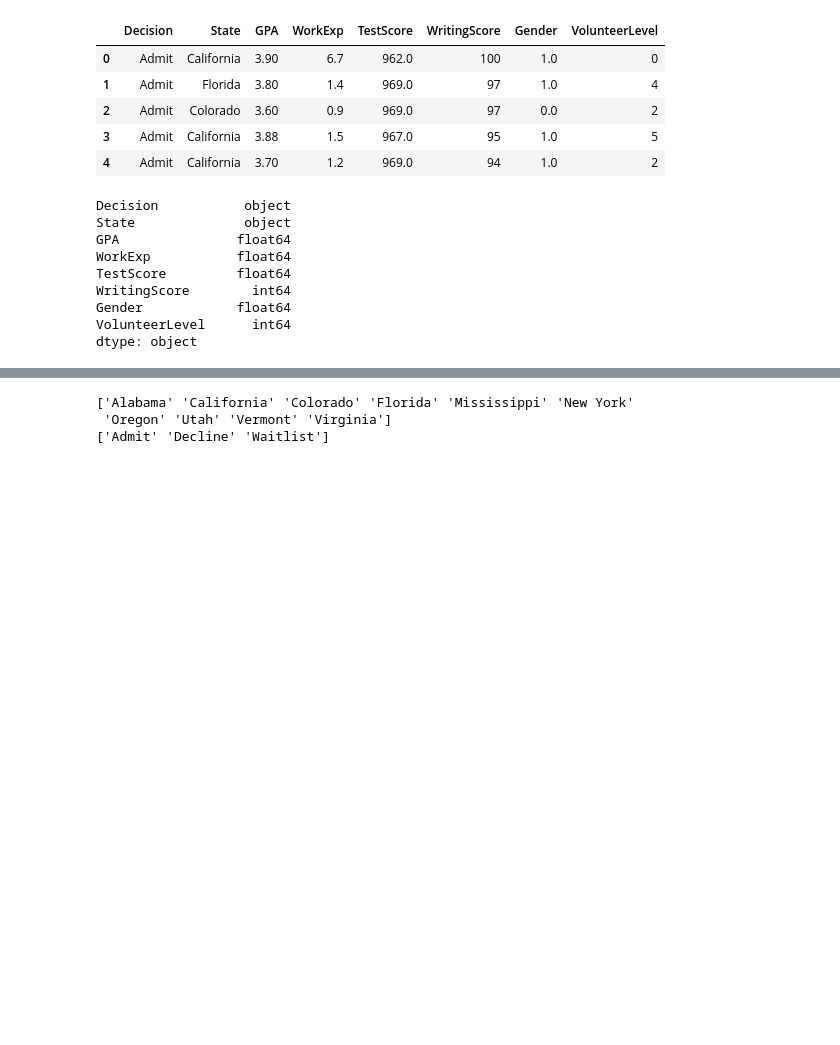
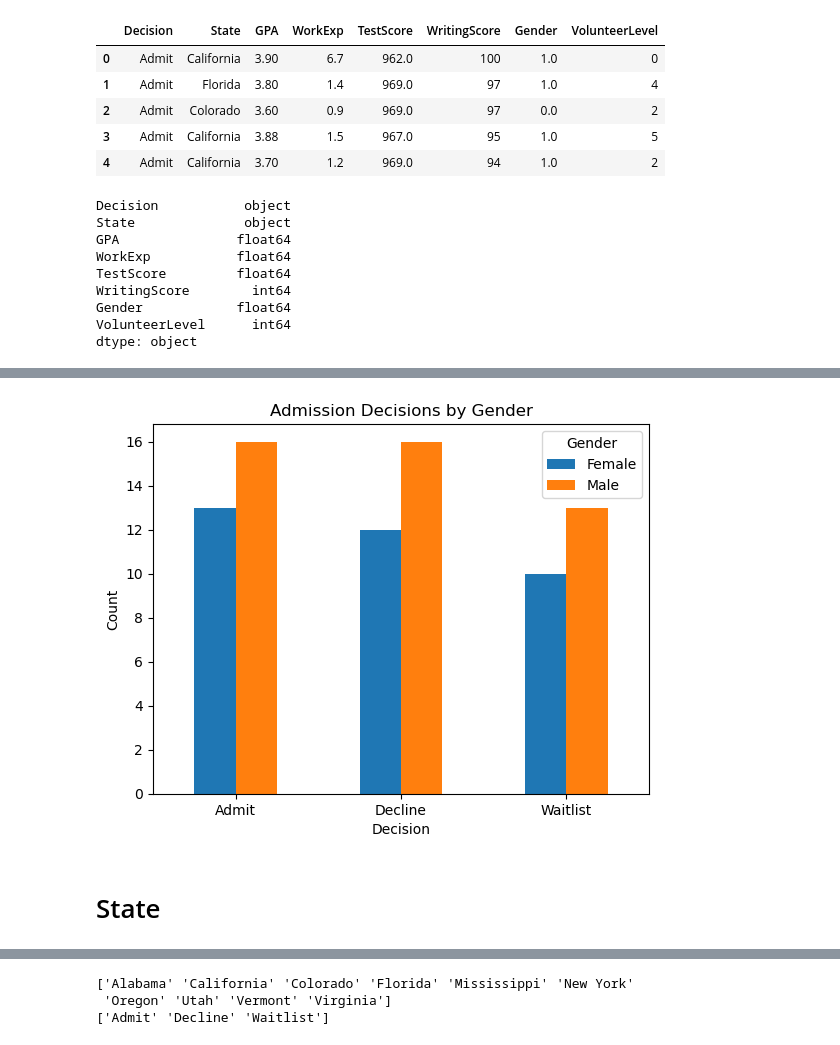
Before and after one commit to ad1589/dsan-5900.github.io, a Jupyter notebook: code/amelia_xgboost/xgboost.ipynb, the cells around one changed output, grey strips where cells are left out. Saved outputs shown, nothing was run; the diff lists cells and outputs as text; code cells hidden in the pictures; blank space fills up the shorter version.

```diff
--- a/code/amelia_xgboost/xgboost.ipynb
+++ b/code/amelia_xgboost/xgboost.ipynb
@@ -40,0 +66,16 @@ dtype: object
+# %%
+# contingency table of observed frequencies
+contingency_table_gen = pd.crosstab(df['Decision'], df['Gender'])
+
+print("Contingency Table:")
+print(contingency_table_gen)
+
+chi2, p, dof, expected = chi2_contingency(contingency_table_gen)
+
+print("\nChi-square Statistic:", chi2)
+print("P-value:", p)
+
+if p < 0.05:
+    print("There is a significant association between gender and admission decisions, indicating potential bias.")
+else:
+    print("There is no significant association between gender and admission decisions, indicating no evidence of bias based on this test.")
@@ -40,0 +93,13 @@ dtype: object
+# %%
+ # plotting gender distribution among Admission decisions
+contingency_table_gen.plot(kind='bar', stacked=False)
+plt.title('Admission Decisions by Gender')
+plt.xlabel('Decision')
+plt.ylabel('Count')
+plt.xticks(rotation=0)  # Keep the decision labels horizontal for clarity
+plt.legend(title='Gender', labels=['Female', 'Male'])  # Update labels as appropriate for your dataset
+plt.show()
+# %% [output]
+[figure, added]
+# %% [markdown]
+# State
```
Also changed, not shown: parts of 25 cells of this notebook, 4 other files.
